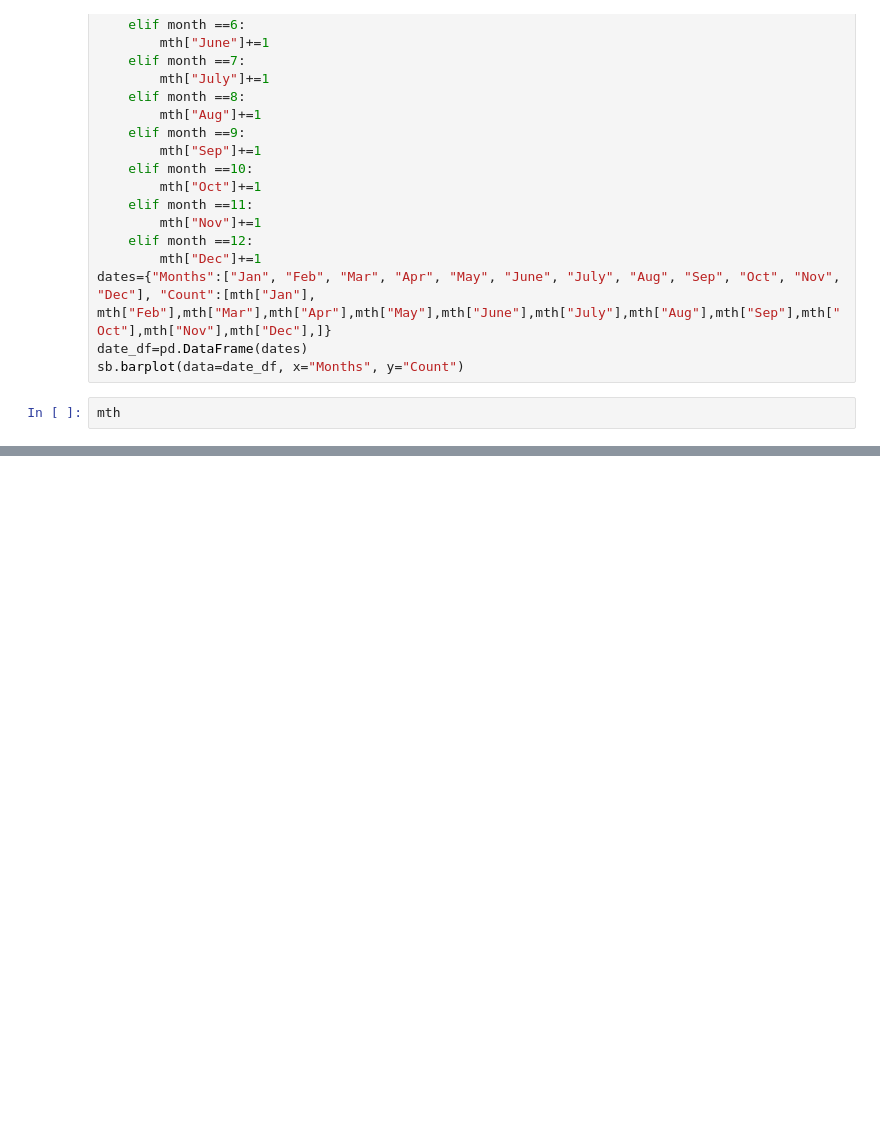
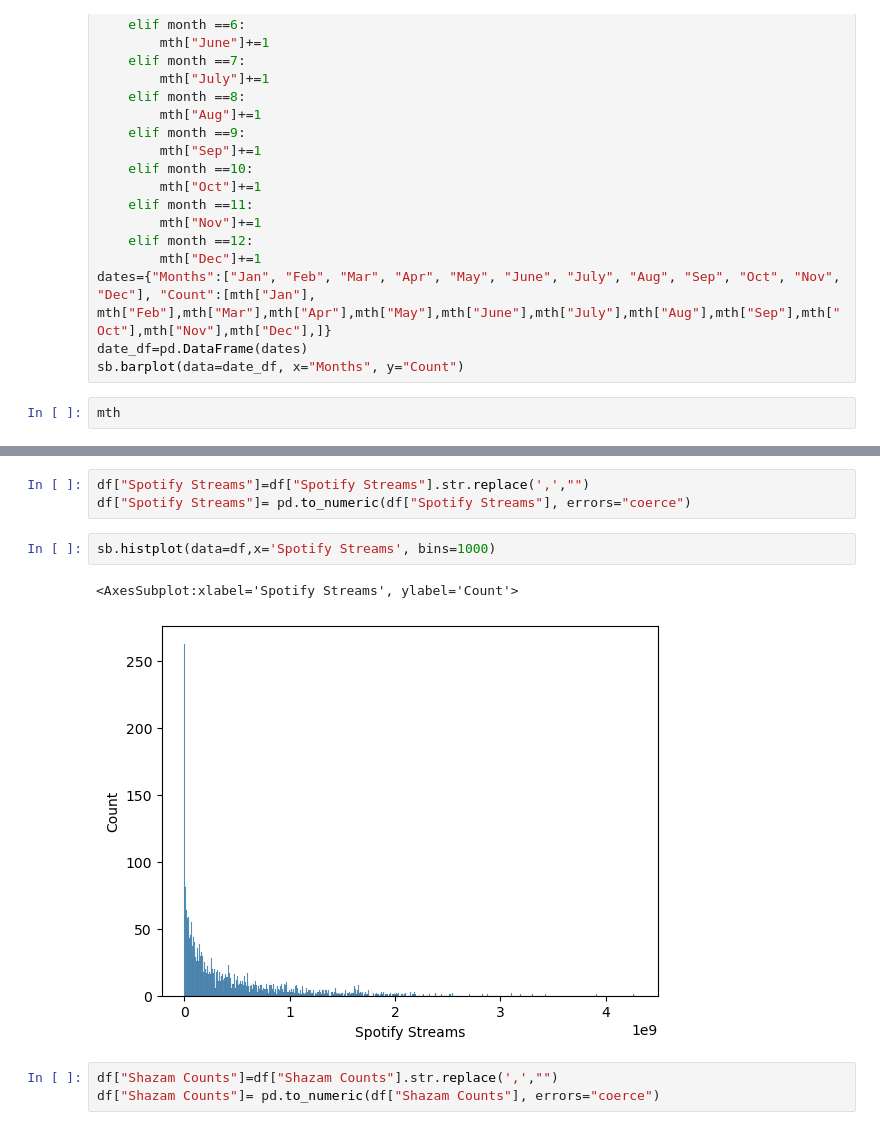
Before and after one commit to Charred-Baguette/AI-AT-CCIC, a Jupyter notebook: Semester 1/Spotify/Spotify 2024.ipynb, the cells around one changed output, grey strips where cells are left out. Drawn from its saved outputs; the diff is of its cells as text; blank space fills up the shorter version.

```diff
--- a/Semester 1/Spotify/Spotify 2024.ipynb
+++ b/Semester 1/Spotify/Spotify 2024.ipynb
@@ -76,0 +108,11 @@ sb.histplot(data=df,x="YouTube Views", bins=10)
+# %%
+df["Spotify Streams"]=df["Spotify Streams"].str.replace(',',"")
+df["Spotify Streams"]= pd.to_numeric(df["Spotify Streams"], errors="coerce")
+# %%
+sb.histplot(data=df,x='Spotify Streams', bins=1000)
+# %% [output]
+<AxesSubplot:xlabel='Spotify Streams', ylabel='Count'>
+[figure, added]
+# %%
+df["Shazam Counts"]=df["Shazam Counts"].str.replace(',',"")
+df["Shazam Counts"]= pd.to_numeric(df["Shazam Counts"], errors="coerce")
```
Also changed, not shown: parts of 6 cells of this notebook.
